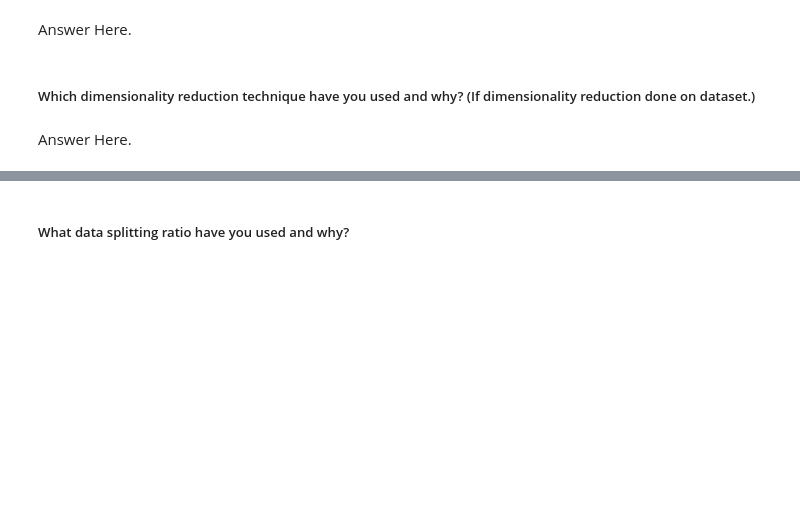
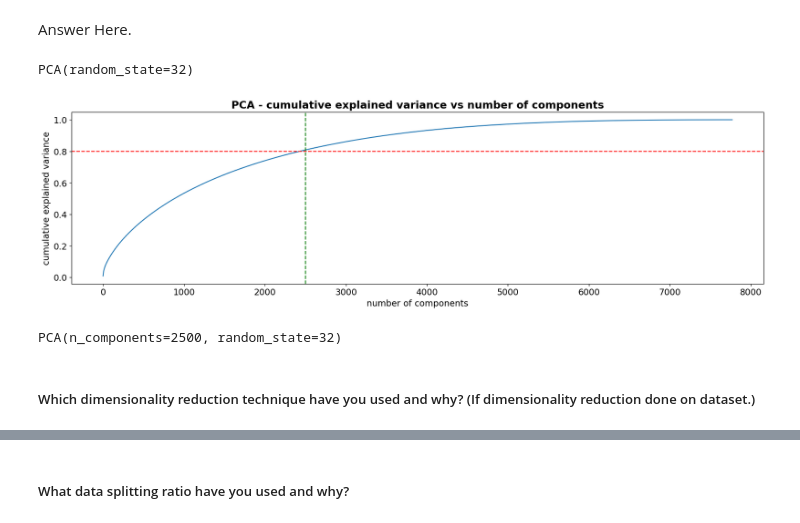
Before and after one commit to saraswatiyangandul20/NetflixMoviesAndTVShowsClustering, a Jupyter notebook: NetflixMoviesAndTVShowsClustering.ipynb, the cells around one changed output, grey strips where cells are left out. Drawn from its saved outputs; the diff is of its cells as text; code cells hidden in the pictures; blank space fills up the shorter version.

Commit message:
Feature Engineering & Data Pre-processing

```diff
--- a/NetflixMoviesAndTVShowsClustering.ipynb
+++ b/NetflixMoviesAndTVShowsClustering.ipynb
@@ -1105,0 +1209,31 @@ Answer Here.
+# %%
+# Normalizing Text (i.e., Stemming, Lemmatization etc.)
+# create an object of stemming function
+stemmer = SnowballStemmer("english")
+
+def stemming(text):
+    '''a function which stems each word in the given text'''
+    text = [stemmer.stem(word) for word in text.split()]
+    return " ".join(text)
+
+df['tags'] = df['tags'].apply(stemming)
+
+
+# Vectorizing Text
+# create the object of tfid vectorizer
+tfidf = TfidfVectorizer(stop_words='english', lowercase=False, max_features = 9000)
+# setting max features = 9000 to prevent system from crashing
+
+# fit the vectorizer using the text data
+tfidf.fit(df['tags'])
+
+# collect the vocabulary items used in the vectorizer
+dictionary = tfidf.vocabulary_.items()
+# %%
+# convert vector into array form for clustering
+vector = tfidf.transform(df['tags']).toarray()
+
+# summarize encoded vector
+print(vector)
+print(f'shape of vector : {vector.shape}')
+print(f'datatype : {type(vector)}')
@@ -1157,3 +1305,25 @@ Answer Here.
 Answer Here.
 # %%
 # DImensionality Reduction (If needed)
+# using PCA to reduce dimensionality
+pca = PCA(random_state=32)
+pca.fit(vector)
+# %% [output]
+PCA(random_state=32)
+# %%
+
+plt.plot(np.cumsum(pca.explained_variance_ratio_))
+plt.title('PCA - cumulative explained variance vs number of components')
+plt.xlabel('number of components')
+plt.ylabel('cumulative explained variance')
+plt.axhline(y= 0.8, color='red', linestyle='--')
+plt.axvline(x= 2500, color='green', linestyle='--')
+plt.show()
+# %% [output]
+[figure, added]
+# %%
+# reducing the dimensions to 2500 using pca
+pca = PCA(n_components=2500, random_state=32)
+pca.fit(vector)
+# %% [output]
+PCA(n_components=2500, random_state=32)
@@ -1160,4 +1333,2 @@ Answer Here.
 # %% [markdown]
 ##### Which dimensionality reduction technique have you used and why? (If dimensionality reduction done on dataset.)
-# %% [markdown]
-Answer Here.
```
Also changed, not shown: parts of 111 cells of this notebook.
